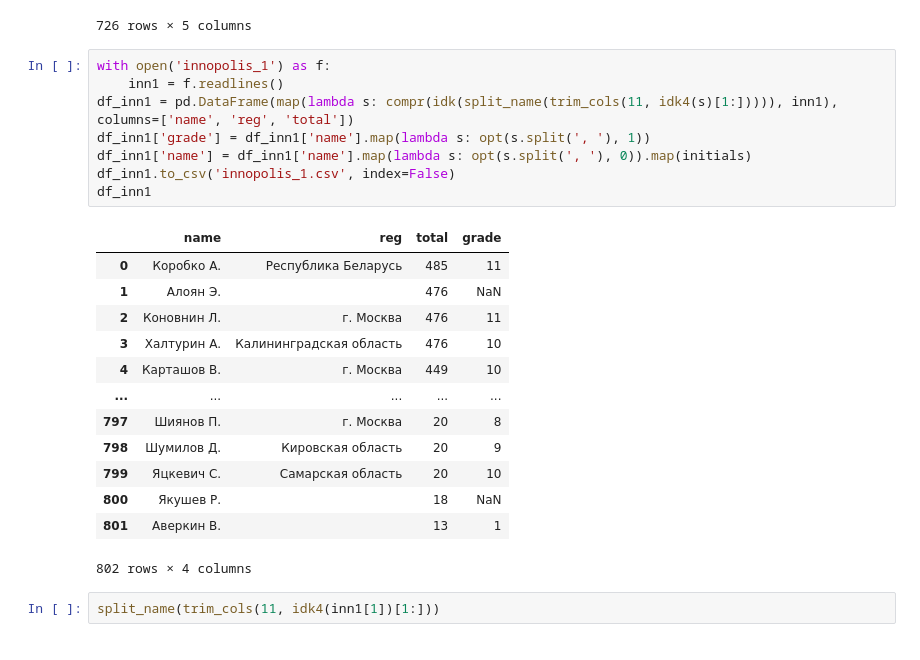
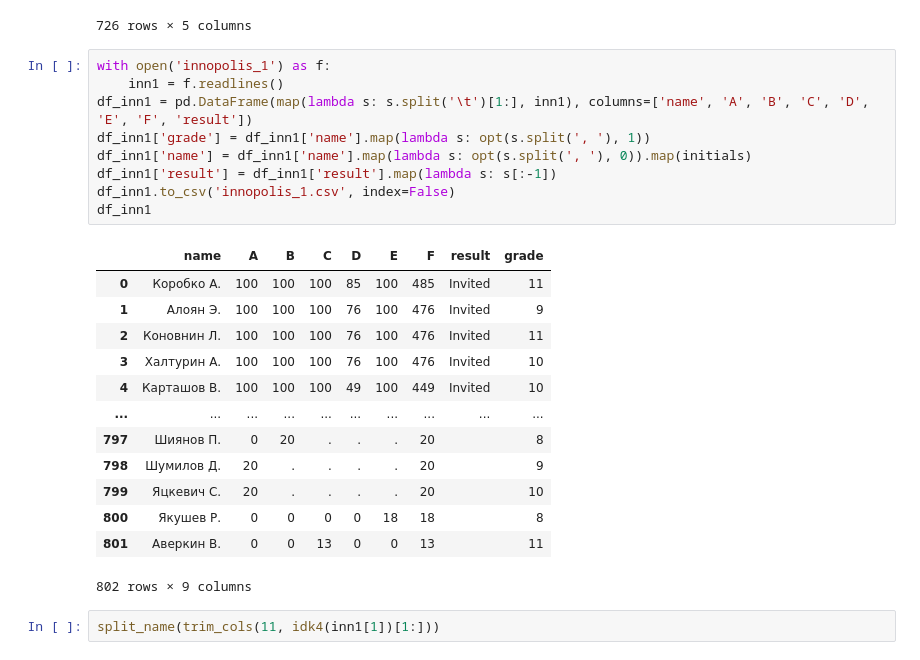
Before and after one commit to VladG00dmanPersonal/LMSH_AI_HACK, a Jupyter notebook: ОБРАБОТКА/raw/idk.ipynb, the cells around one changed output. Saved outputs shown, nothing was run; the diff lists cells and outputs as text.

```diff
--- a/ОБРАБОТКА/raw/idk.ipynb
+++ b/ОБРАБОТКА/raw/idk.ipynb
@@ -173,25 +173,26 @@ df_gra
 # %%
 with open('innopolis_1') as f:
     inn1 = f.readlines()
-df_inn1 = pd.DataFrame(map(lambda s: compr(idk(split_name(trim_cols(11, idk4(s)[1:])))), inn1), columns=['name', 'reg', 'total'])
+df_inn1 = pd.DataFrame(map(lambda s: s.split('\t')[1:], inn1), columns=['name', 'A', 'B', 'C', 'D', 'E', 'F', 'result'])
 df_inn1['grade'] = df_inn1['name'].map(lambda s: opt(s.split(', '), 1))
 df_inn1['name'] = df_inn1['name'].map(lambda s: opt(s.split(', '), 0)).map(initials)
+df_inn1['result'] = df_inn1['result'].map(lambda s: s[:-1])
 df_inn1.to_csv('innopolis_1.csv', index=False)
 df_inn1
 # %% [output]
-|  | name | reg | total | grade |
-| 0 | Коробко А. | Республика Беларусь | 485 | 11 |
-| 1 | Алоян Э. |  | 476 | NaN |
-| 2 | Коновнин Л. | г. Москва | 476 | 11 |
-| 3 | Халтурин А. | Калининградская область | 476 | 10 |
-| 4 | Карташов В. | г. Москва | 449 | 10 |
-| ... | ... | ... | ... | ... |
-| 797 | Шиянов П. | г. Москва | 20 | 8 |
-| 798 | Шумилов Д. | Кировская область | 20 | 9 |
-| 799 | Яцкевич С. | Самарская область | 20 | 10 |
-| 800 | Якушев Р. |  | 18 | NaN |
-| 801 | Аверкин В. |  | 13 | 1 |
+|  | name | A | B | C | D | E | F | result | grade |
+| 0 | Коробко А. | 100 | 100 | 100 | 85 | 100 | 485 | Invited | 11 |
+| 1 | Алоян Э. | 100 | 100 | 100 | 76 | 100 | 476 | Invited | 9 |
+| 2 | Коновнин Л. | 100 | 100 | 100 | 76 | 100 | 476 | Invited | 11 |
+| 3 | Халтурин А. | 100 | 100 | 100 | 76 | 100 | 476 | Invited | 10 |
+| 4 | Карташов В. | 100 | 100 | 100 | 49 | 100 | 449 | Invited | 10 |
+| ... | ... | ... | ... | ... | ... | ... | ... | ... | ... |
+| 797 | Шиянов П. | 0 | 20 | . | . | . | 20 |  | 8 |
+| 798 | Шумилов Д. | 20 | . | . | . | . | 20 |  | 9 |
+| 799 | Яцкевич С. | 20 | . | . | . | . | 20 |  | 10 |
+| 800 | Якушев Р. | 0 | 0 | 0 | 0 | 18 | 18 |  | 8 |
+| 801 | Аверкин В. | 0 | 0 | 13 | 0 | 0 | 13 |  | 11 |
-802 rows × 4 columns
+802 rows × 9 columns
 # %%
 split_name(trim_cols(11, idk4(inn1[1])[1:]))
 # %% [output]
```
Also changed, not shown: parts of 2 cells of this notebook, 3 other files.
